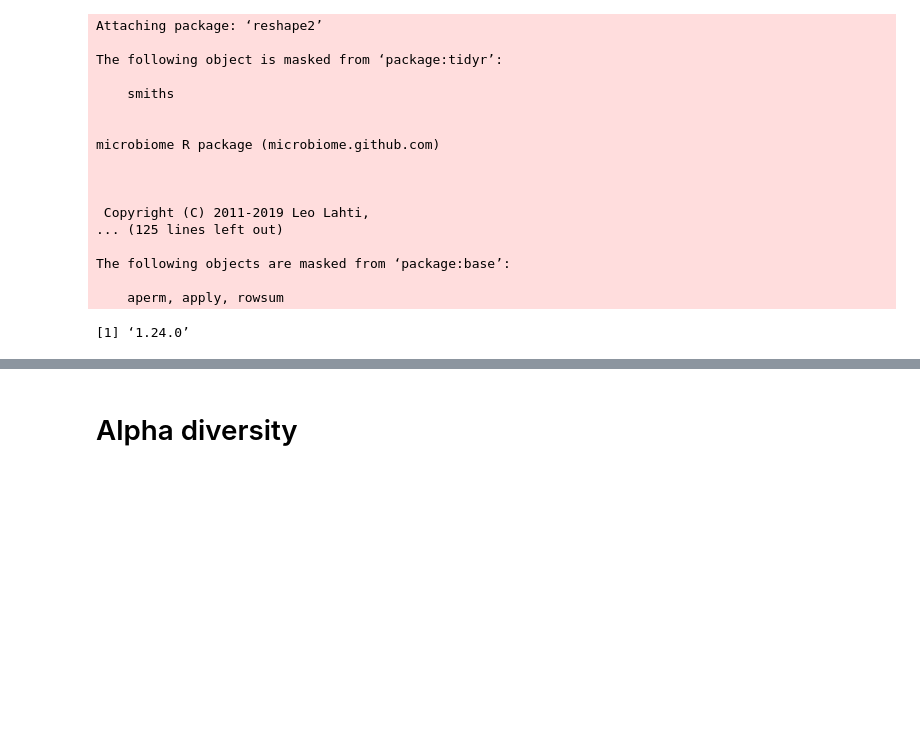
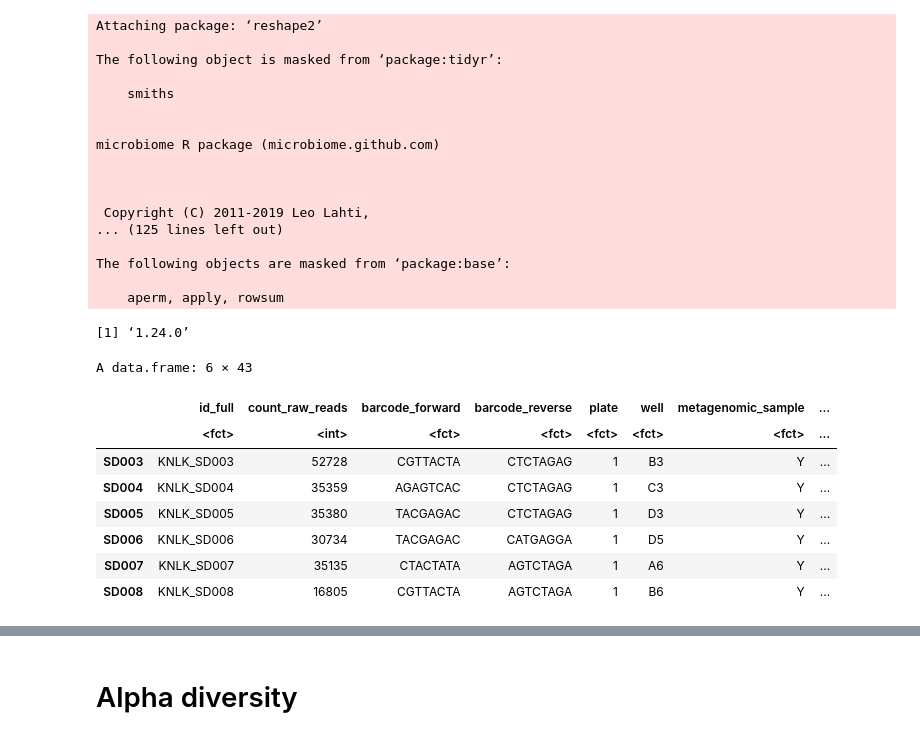
Before and after one commit to rosekantor/awtp2, a Jupyter notebook: awtp2_16S_analysis.ipynb, the cells around one changed output, grey strips where cells are left out. Drawn from its saved outputs; the diff is of its cells as text; code cells hidden in the pictures; blank space fills up the shorter version.

Commit message:
incorporate updated metadata

```diff
--- a/awtp2_16S_analysis.ipynb
+++ b/awtp2_16S_analysis.ipynb
@@ -64,3 +64,17 @@ The following objects are masked from ‘package:base’:
 [1] ‘1.24.0’
 # %%
 ps <- readRDS("~/data/awtp2_16S/ps_clean_filt.rds")
+# %%
+# Add metadata
+metadata_complete <- read.table('~/data/awtp2_16S/metadata_final.tsv', sep="\t", header=TRUE, row.names=1)
+head(metadata_complete)
+# %% [output]
+A data.frame: 6 × 43
+|  | id_full | count_raw_reads | barcode_forward | barcode_reverse | plate | well | metagenomic_sample | ... |
+|  | <fct> | <int> | <fct> | <fct> | <fct> | <fct> | <fct> | ... |
+| SD003 | KNLK_SD003 | 52728 | CGTTACTA | CTCTAGAG | 1 | B3 | Y | ... |
+| SD004 | KNLK_SD004 | 35359 | AGAGTCAC | CTCTAGAG | 1 | C3 | Y | ... |
+| SD005 | KNLK_SD005 | 35380 | TACGAGAC | CTCTAGAG | 1 | D3 | Y | ... |
+| SD006 | KNLK_SD006 | 30734 | TACGAGAC | CATGAGGA | 1 | D5 | Y | ... |
+| SD007 | KNLK_SD007 | 35135 | CTACTATA | AGTCTAGA | 1 | A6 | Y | ... |
+| SD008 | KNLK_SD008 | 16805 | CGTTACTA | AGTCTAGA | 1 | B6 | Y | ... |
```
Also changed, not shown: parts of 5 cells of this notebook.
